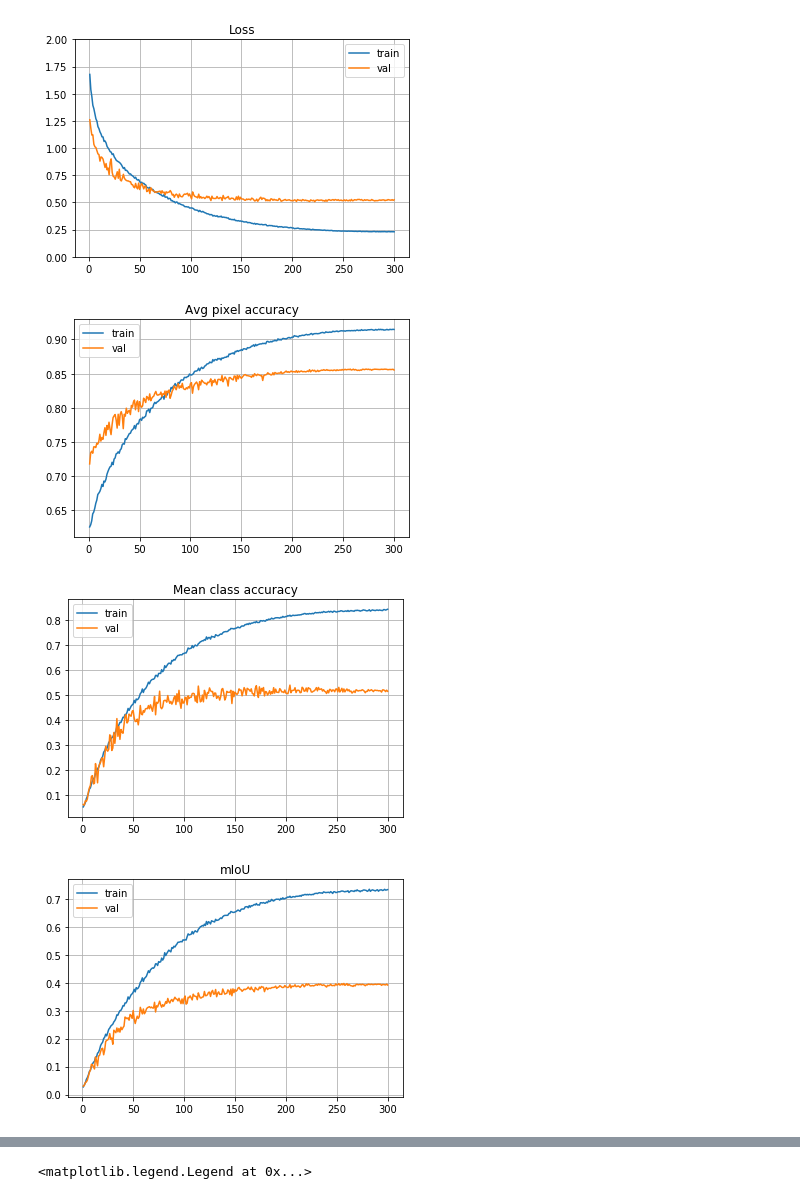
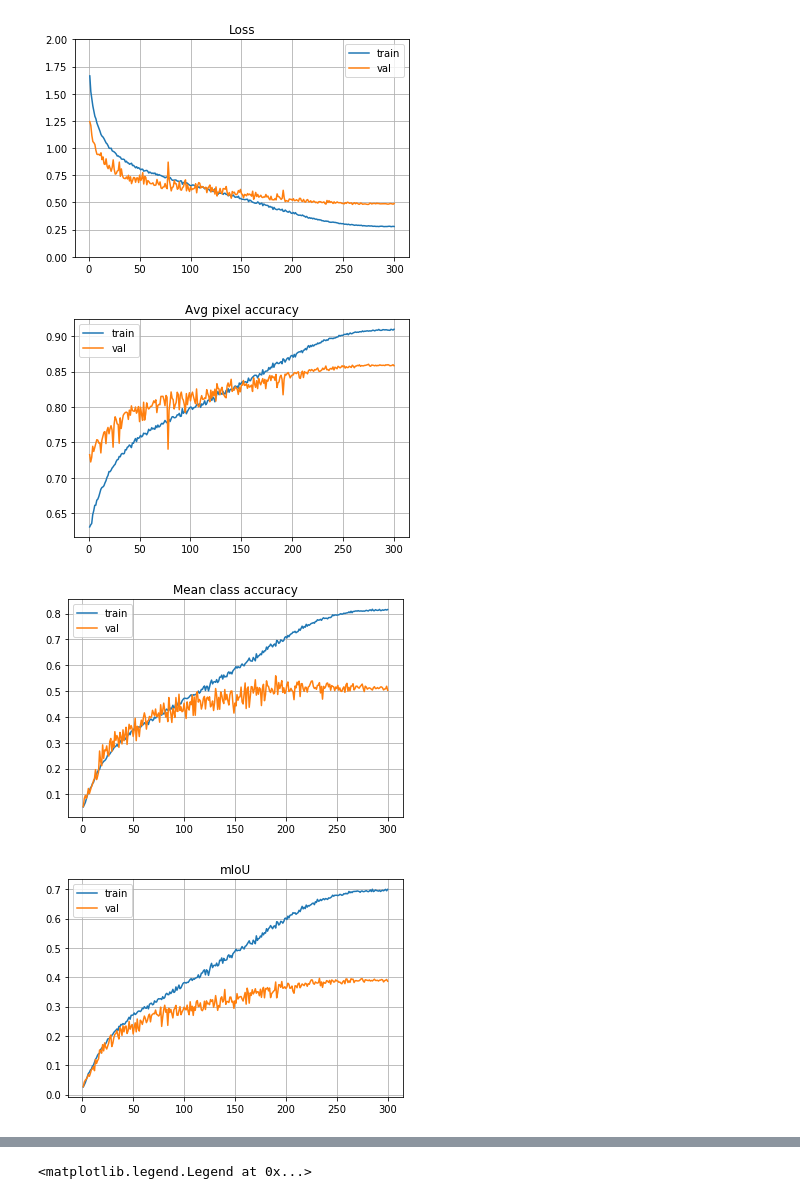
Before and after one commit to wenliangdai/msc-project, a Jupyter notebook: visualisation.ipynb, the cells around one changed output, grey strips where cells are left out. Drawn from its saved outputs; the diff is of its cells as text; code cells hidden in the pictures.

```diff
--- a/visualisation.ipynb
+++ b/visualisation.ipynb
@@ -168,3 +168,3 @@ higher mIoU: training = 0.716509222984314, val = 0.41074639558792114
 # %%
-draw('results_fcn32resnet18_sbd_0.0001', loss_range=[0,2])
+draw('results_fcn32resnet18_sbd_0.001', loss_range=[0,2])
 # %% [output]
@@ -173,5 +173,5 @@ higher mIoU: training = [0.72735786], val = [0.39814785]
-[figure, old version]
+[figure, new version]
-[figure, old version]
+[figure, new version]
-[figure, old version]
+[figure, new version]
-[figure, old version]
+[figure, new version]
 # %%
```
Also changed, not shown: parts of 3 cells of this notebook, 1 other file.
